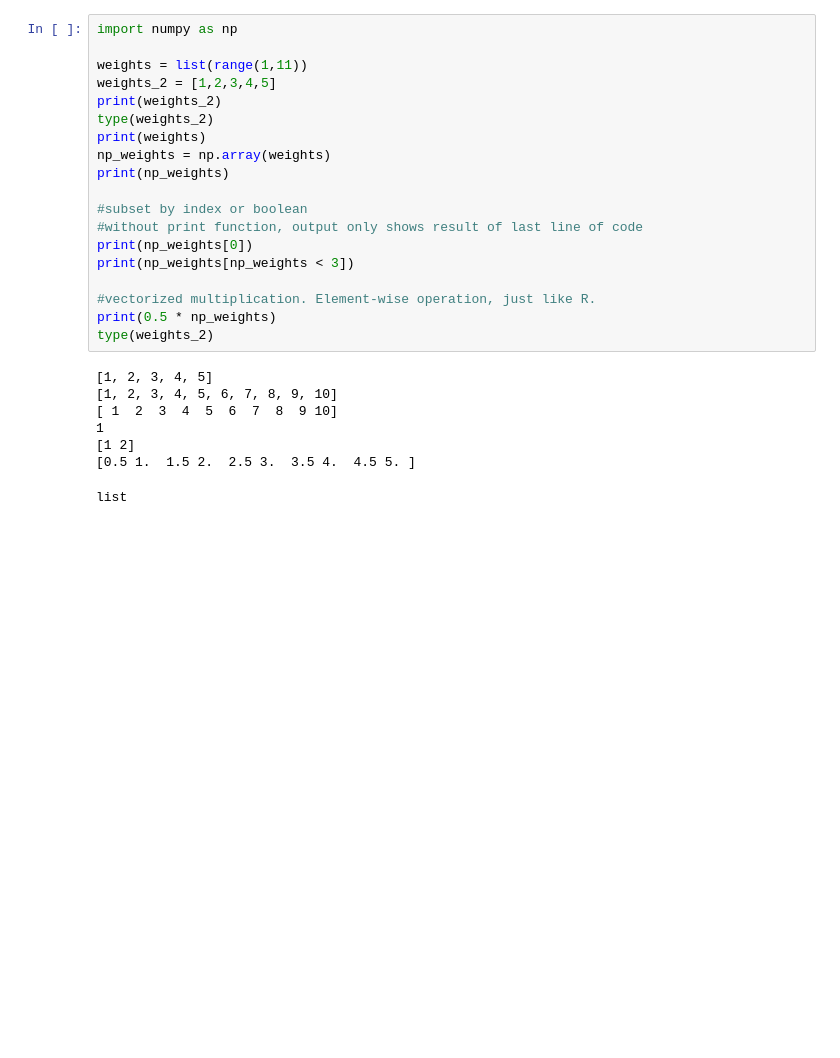
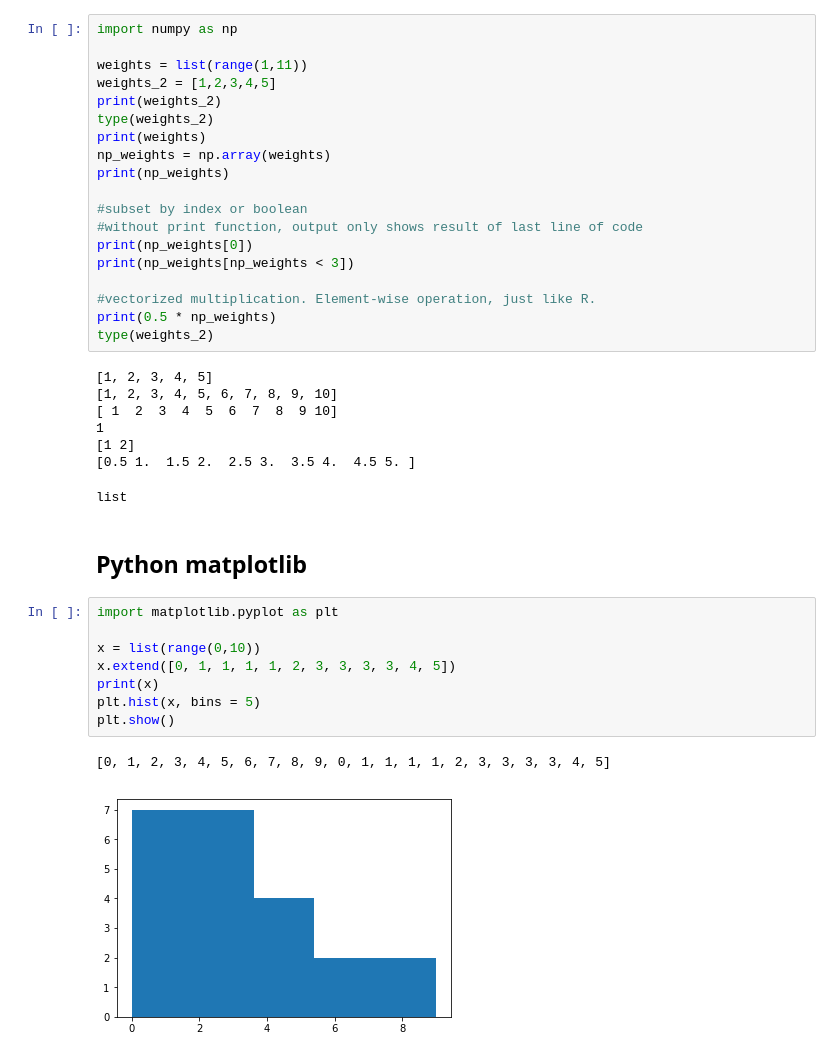
Before and after one commit to DanielEvansLab/machine_learning_Ng, a Jupyter notebook: course1/Python3 and R comparisons.ipynb, the cells around one changed output. Cells and saved outputs as stored; diff of their text form; blank space fills up the shorter version.

```diff
--- a/course1/Python3 and R comparisons.ipynb
+++ b/course1/Python3 and R comparisons.ipynb
@@ -367,3 +371,16 @@ type(weights_2)
 [1 2]
 [0.5 1.  1.5 2.  2.5 3.  3.5 4.  4.5 5. ]
 list
+# %% [markdown]
+## Python matplotlib
+# %%
+import matplotlib.pyplot as plt
+
+x = list(range(0,10))
+x.extend([0, 1, 1, 1, 1, 2, 3, 3, 3, 3, 4, 5])
+print(x)
+plt.hist(x, bins = 5)
+plt.show()
+# %% [output]
+[0, 1, 2, 3, 4, 5, 6, 7, 8, 9, 0, 1, 1, 1, 1, 2, 3, 3, 3, 3, 4, 5]
+[figure, added]
```
Also changed, not shown: parts of 14 cells of this notebook.
